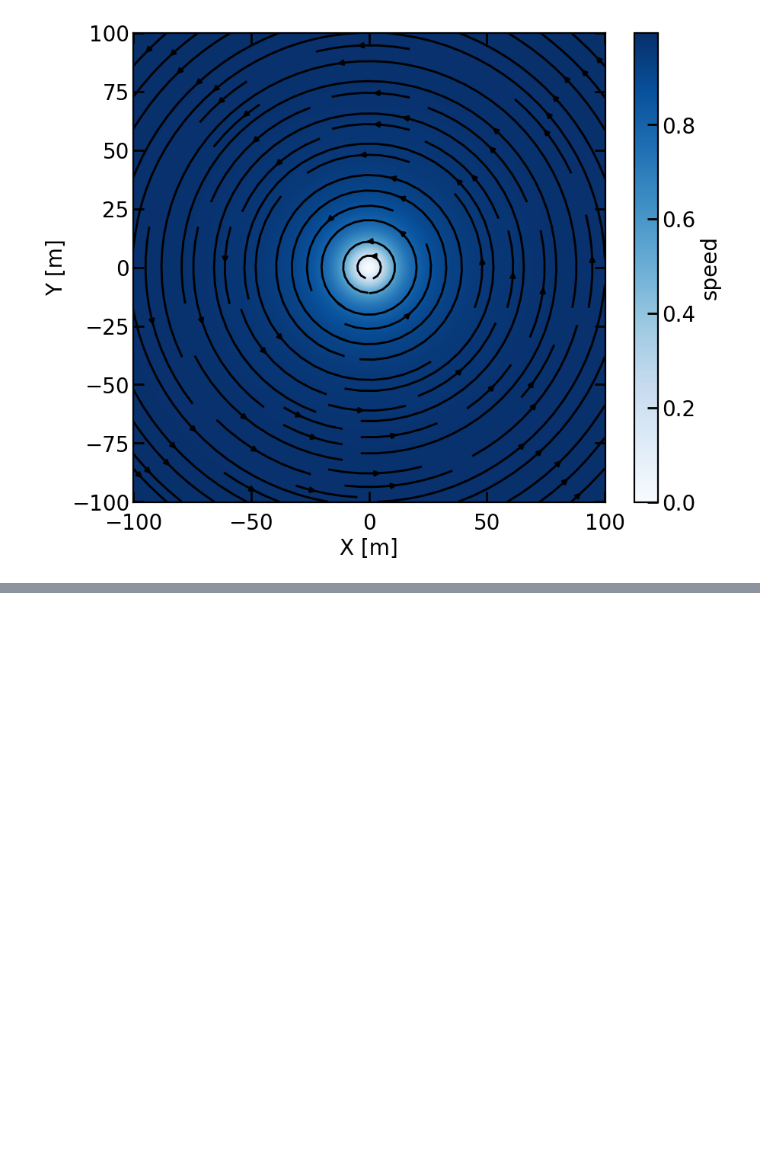
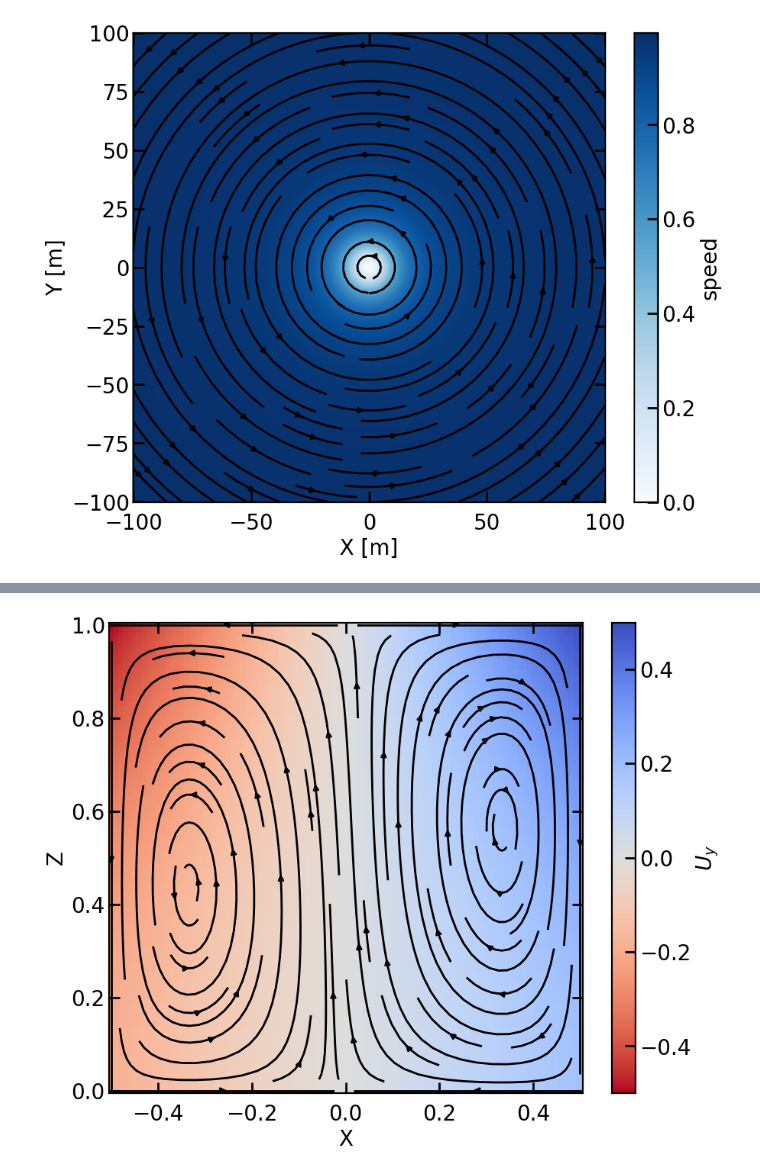
Before and after one commit to Parcels-code/Maxey_Riley_advection, a Jupyter notebook: release/create_analytical_flow_fieldsets.ipynb, the cells around one changed output, grey strips where cells are left out. Drawn from its saved outputs; the diff is of its cells as text; code cells hidden in the pictures; blank space fills up the shorter version.

```diff
--- a/release/create_analytical_flow_fieldsets.ipynb
+++ b/release/create_analytical_flow_fieldsets.ipynb
@@ -69,0 +158,43 @@ cbar=fig.colorbar(pcm,label='speed')
+# %%
+# steady assymetric flow
+x=np.linspace(-0.5,0.5,101)
+y=np.linspace(-0.5,0.5,101)
+z=np.linspace(0,1,101)
+t=np.arange(0,1000,10)
+
+a=0.62
+b=7.5
+c=0.69
+r0=0.5
+y0=-0.2
+beta=0
+gamma=0
+epsilon=0.25
+sigma=0
+
+T, X, Y, Z, ux, uy, uz = cylinder_flow3D(t,x,y,z,a,b,c,r0,y0,beta,gamma,epsilon, sigma)
+
+fig,ax=plt.subplots()
+ax.streamplot(X[0,:,50,:],Z[0,:,50,:],ux[0,:,50,:],uz[0,:,50,:],color='k')
+pcm=ax.pcolormesh(X[0,:,50,:],Z[0,:,50,:],uy[0,:,50,:],cmap='coolwarm_r')#,vmin=-0.3,vmax=0.3)
+ax.set_xlabel("X")
+ax.set_ylabel("Z")
+cbar=fig.colorbar(pcm,label='$U_{y}$')
+
+dset = xr.Dataset(
+    data_vars=dict(U=(['time','depth','lat','lon'],ux),
+                    V=(['time','depth','lat','lon'],uy),
+                    W=(['time','depth','lat','lon'],uz)),
+                    coords=dict(
+                            time=t,
+                            depth=('depth',z),
+                            lon=('lon',x),
+                            lat=('lat',y)
+                    ),
+                    attrs=dict(
+                        title='steady assymmeric 3D cylinder flow',
+                        contact = 'm.f.bos@uu.nl')
+    )
+dset.to_netcdf(output_directory+'cylinder_flow_assymmetric_3D.nc')
+# %% [output]
+[figure, added]
```
Also changed, not shown: parts of 10 cells of this notebook.
